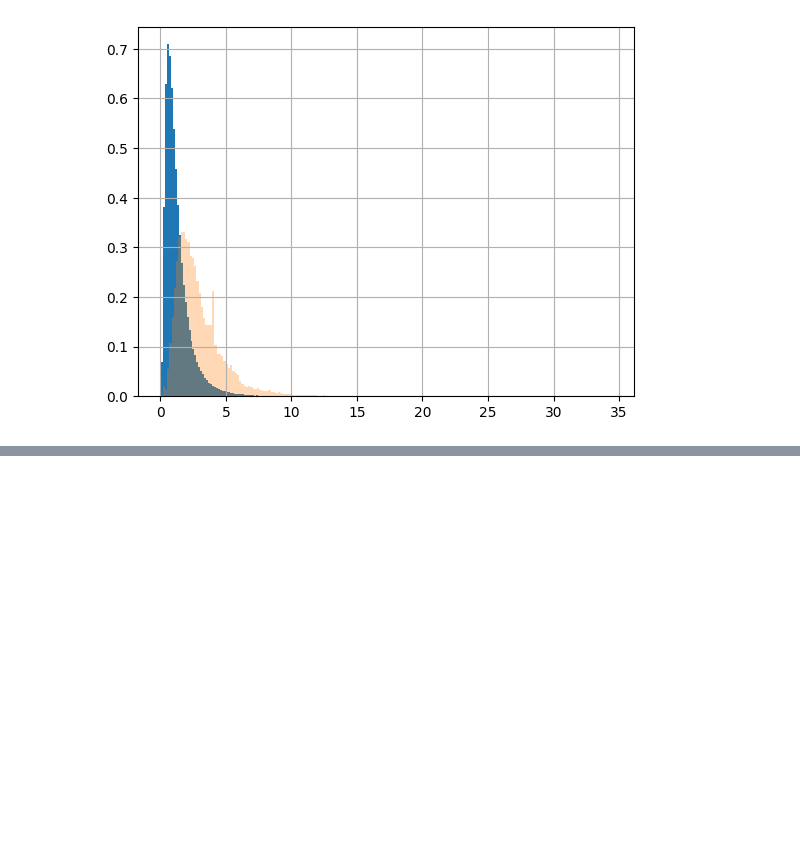
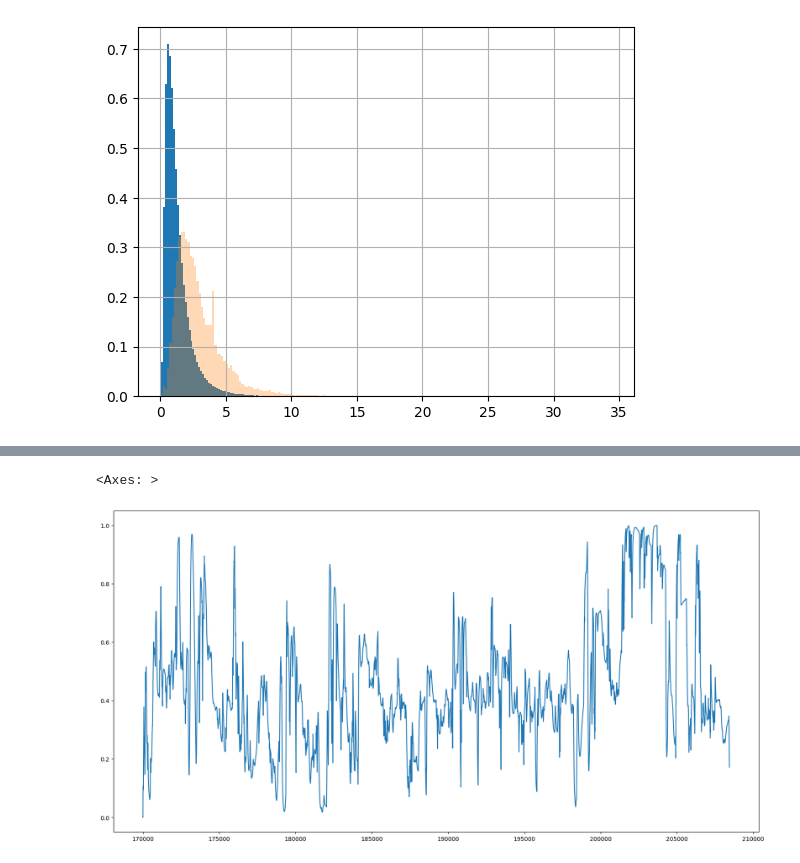
Before and after one commit to RL2-SP3/LISSA, a Jupyter notebook: examples/gamma_test.ipynb, the cells around one changed output, grey strips where cells are left out. Saved outputs shown, nothing was run; the diff lists cells and outputs as text; code cells hidden in the pictures; blank space fills up the shorter version.

```diff
--- a/examples/gamma_test.ipynb
+++ b/examples/gamma_test.ipynb
@@ -147,0 +158,11 @@ KstestResult(statistic=0.5856248087652147, pvalue=0.0, statistic_location=1.3062
+# %%
+cdfradius = stats.gengamma(a=1.5,c=1.5,loc=0,scale=2).cdf(totalData["Radius"])
+
+totalData["CDF Radius"] = pd.Series(cdfradius)
+# %%
+pumpData = totalData.loc[totalData["Well Run"]==pumpList[8]]
+
+pumpData["CDF Radius"].ewm(span=24*3).mean().plot(figsize=(20,10))
+# %% [output]
+<Axes: >
+[figure, added]
```
Also changed, not shown: parts of 4 cells of this notebook.
